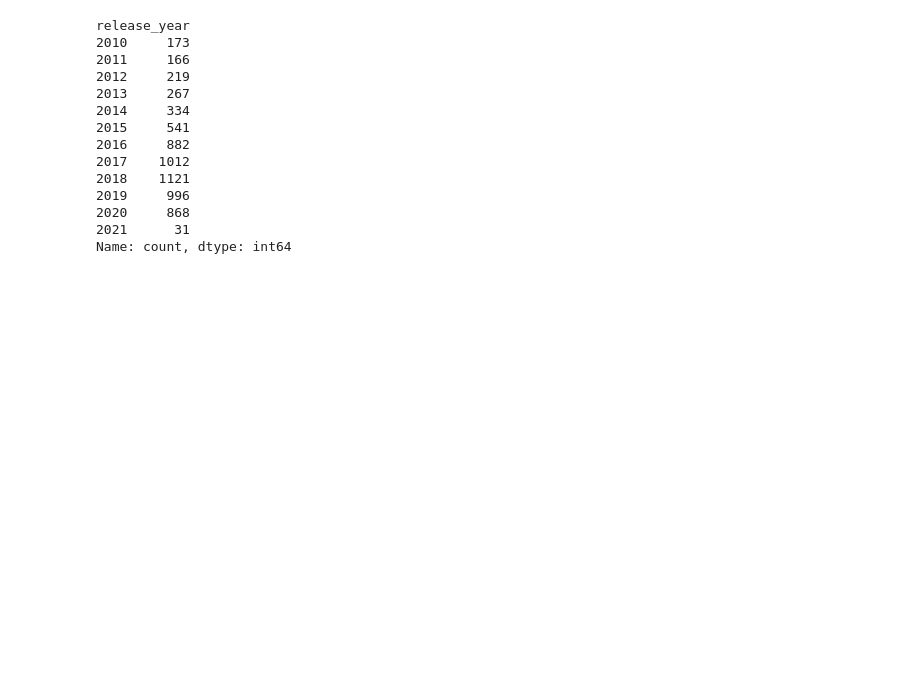
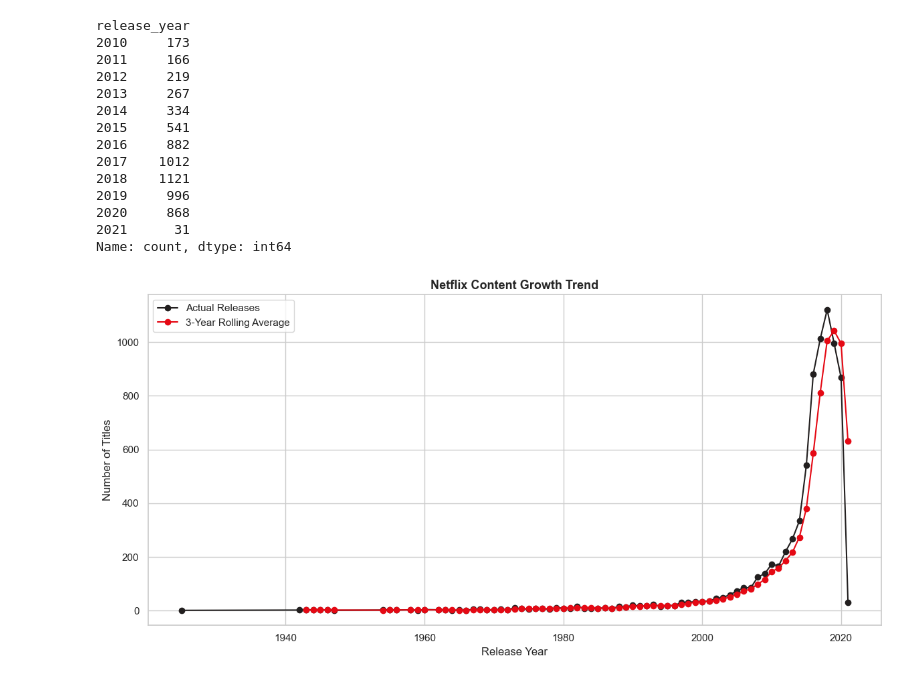
Before and after one commit to PragyaRana/DS_Training, a Jupyter notebook: Mini_Project_4.ipynb, the cells around one changed output. Saved outputs shown, nothing was run; the diff lists cells and outputs as text; code cells hidden in the pictures; blank space fills up the shorter version.

```diff
--- a/Mini_Project_4.ipynb
+++ b/Mini_Project_4.ipynb
@@ -606,3 +606,19 @@ release_year
 2020     868
 2021      31
 Name: count, dtype: int64
+# %%
+yearly_df = yearly_titles.reset_index()
+yearly_df.columns = ['Year', 'Count']
+yearly_df['Rolling_Avg'] = yearly_df['Count'].rolling(3).mean()
+
+plt.figure(figsize=(12, 6))
+plt.plot(yearly_df['Year'], yearly_df['Count'], marker='o', label='Actual Releases', color=NETFLIX_DARK)
+plt.plot(yearly_df['Year'], yearly_df['Rolling_Avg'], marker='o', label='3-Year Rolling Average', color=NETFLIX_RED)
+plt.title("Netflix Content Growth Trend")
+plt.xlabel("Release Year")
+plt.ylabel("Number of Titles")
+plt.legend()
+plt.tight_layout()
+plt.show()
+# %% [output]
+[figure, added]
```
